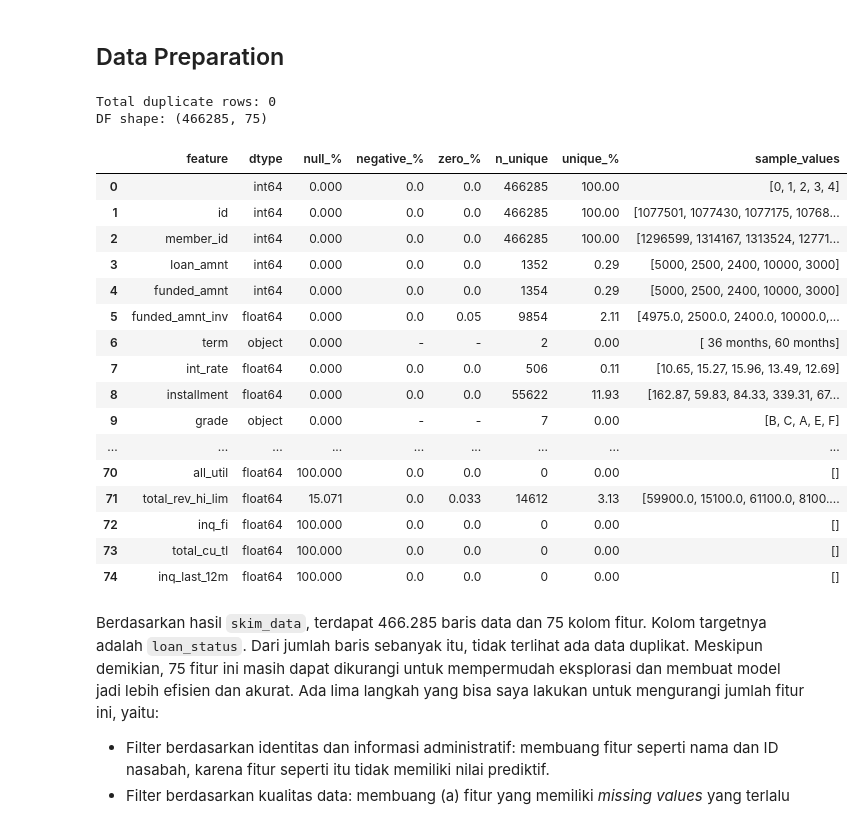
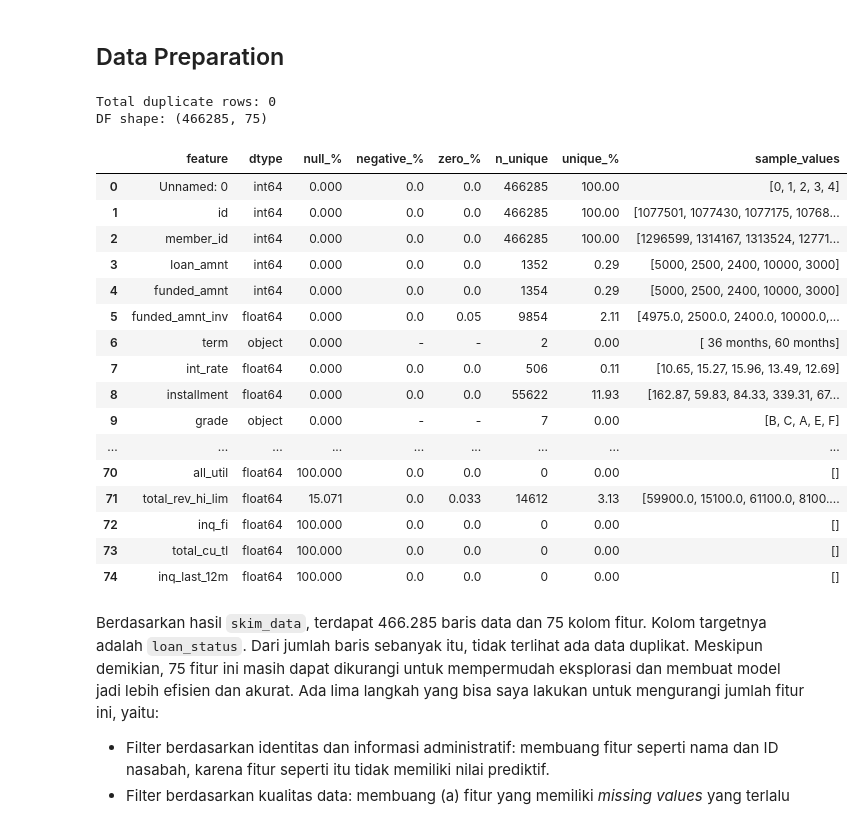
Before and after one commit to rbennum/rakamin_idxpartners_ds_project, a Jupyter notebook: notebooks/01_ingestion_and_cleaning.ipynb, the cells around one changed output. Cells and saved outputs as stored; diff of their text form; code cells hidden in the pictures.

```diff
--- a/notebooks/01_ingestion_and_cleaning.ipynb
+++ b/notebooks/01_ingestion_and_cleaning.ipynb
@@ -28,14 +28,14 @@ blabla
 # %% [markdown]
 ## Data Preparation
 # %%
-df = pd.read_csv('input/loan_data_2007_2014.csv', engine='pyarrow')
+df = pd.read_csv('input/loan_data_2007_2014.csv', low_memory=False)
 
 utils.skim_data(df)
 # %% [output]
 Total duplicate rows: 0
 DF shape: (466285, 75)
 |  | feature | dtype | null_% | negative_% | zero_% | n_unique | unique_% | sample_values |
-| 0 |  | int64 | 0.000 | 0.0 | 0.0 | 466285 | 100.00 | [0, 1, 2, 3, 4] |
+| 0 | Unnamed: 0 | int64 | 0.000 | 0.0 | 0.0 | 466285 | 100.00 | [0, 1, 2, 3, 4] |
 | 1 | id | int64 | 0.000 | 0.0 | 0.0 | 466285 | 100.00 | [1077501, 1077430, 1077175, 10768... |
 | 2 | member_id | int64 | 0.000 | 0.0 | 0.0 | 466285 | 100.00 | [1296599, 1314167, 1313524, 12771... |
 | 3 | loan_amnt | int64 | 0.000 | 0.0 | 0.0 | 1352 | 0.29 | [5000, 2500, 2400, 10000, 3000] |
```
Also changed, not shown: parts of 21 cells of this notebook, 4 other files.
